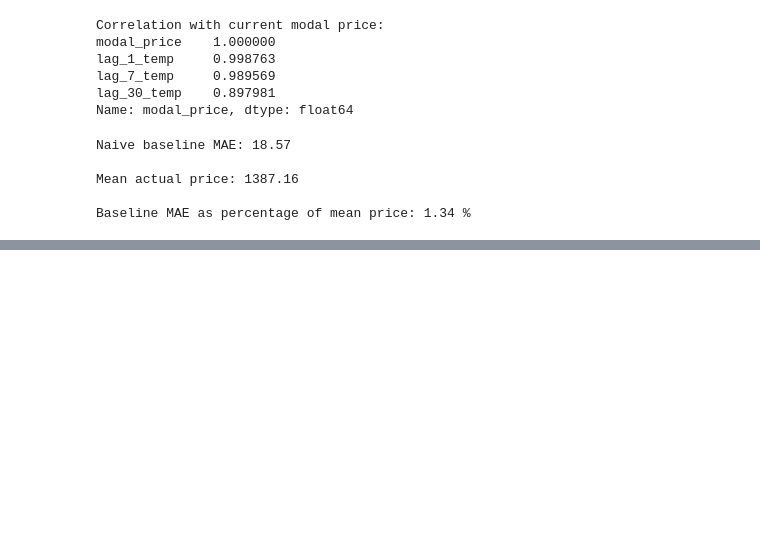
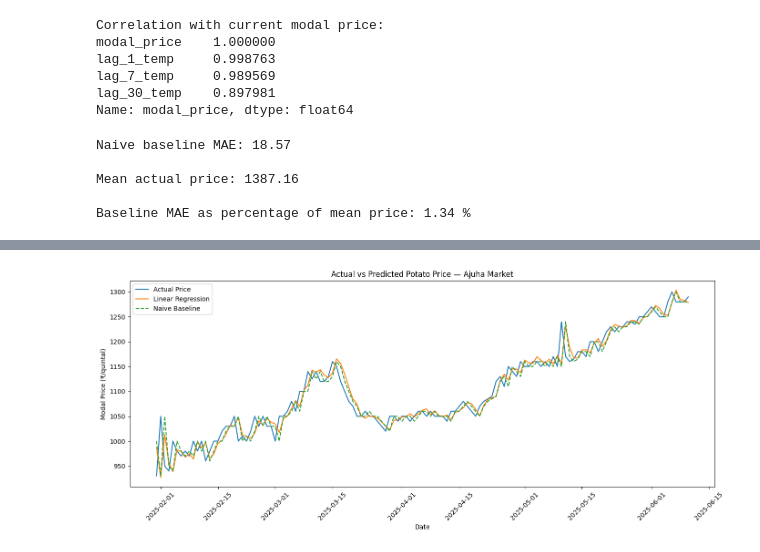
Before and after one commit to pratyuspatnaik/Cache-22, a Jupyter notebook: SIH_Agri_Price_Prediction.ipynb, the cells around one changed output, grey strips where cells are left out. Cells and saved outputs as stored; diff of their text form; code cells hidden in the pictures; blank space fills up the shorter version.

```diff
--- a/SIH_Agri_Price_Prediction.ipynb
+++ b/SIH_Agri_Price_Prediction.ipynb
@@ -1012,0 +1893,15 @@ Baseline MAE as percentage of mean price: 1.34 %
+# %%
+# ==========================================
+# SESSION 4 — PART 4.5
+# ACTUAL VS PREDICTED PRICE
+# ==========================================
+
+prediction_df = pd.DataFrame({
+    "date": test_dates.values,
+    "actual_price": y_test.values,
+    "linear_prediction": linear_predictions,
+    "naive_prediction": naive_predictions
+})
+
+print("Prediction dataframe:")
+display(prediction_df.head(10))
@@ -1012,0 +1921,36 @@ Baseline MAE as percentage of mean price: 1.34 %
+# %%
+# ==========================================
+# ACTUAL VS PREDICTED GRAPH
+# ==========================================
+import matplotlib.pyplot as plt
+plt.figure(figsize=(14, 6))
+
+plt.plot(
+    prediction_df["date"],
+    prediction_df["actual_price"],
+    label="Actual Price"
+)
+
+plt.plot(
+    prediction_df["date"],
+    prediction_df["linear_prediction"],
+    label="Linear Regression"
+)
+
+plt.plot(
+    prediction_df["date"],
+    prediction_df["naive_prediction"],
+    label="Naive Baseline",
+    linestyle="--"
+)
+
+plt.xlabel("Date")
+plt.ylabel("Modal Price (₹/quintal)")
+plt.title("Actual vs Predicted Potato Price — Ajuha Market")
+
+plt.legend()
+plt.xticks(rotation=45)
+plt.tight_layout()
+plt.show()
+# %% [output]
+[figure, added]
```
Also changed, not shown: parts of 42 cells of this notebook.
